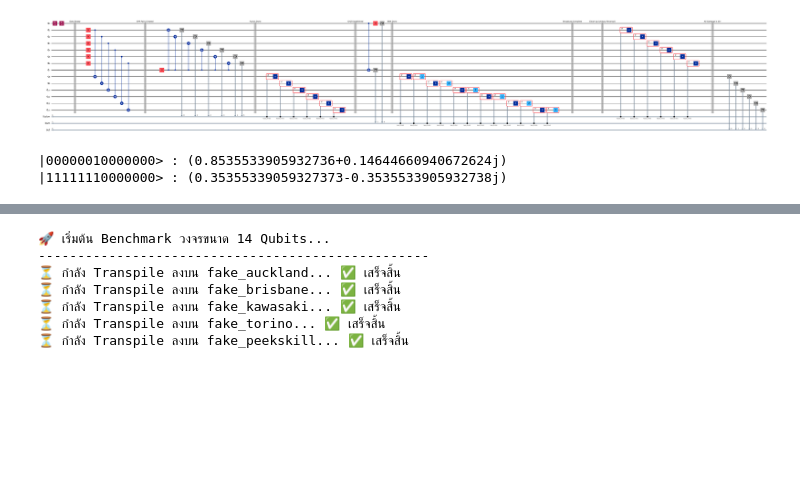
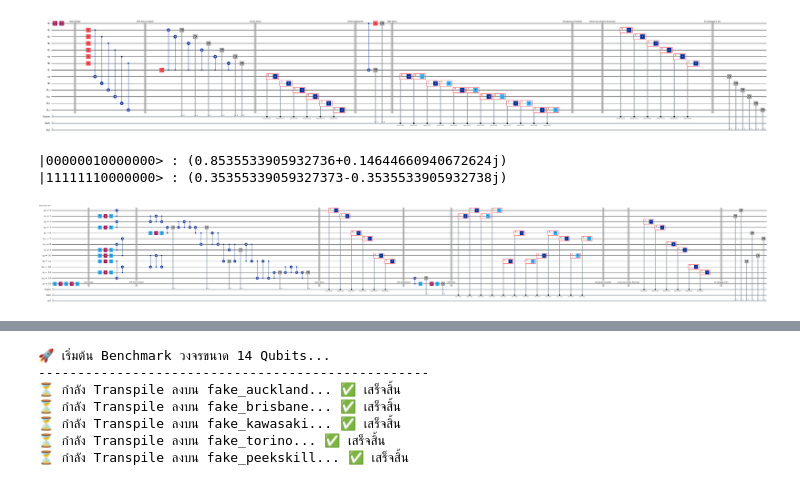
Before and after one commit to EayonTinthai/qmpi_cpe_kmutt, a Jupyter notebook: QMPI_Tinthai_Version/Mixed_Topology/approach2_ghz_distribution.ipynb, the cells around one changed output, grey strips where cells are left out. Drawn from its saved outputs; the diff is of its cells as text; code cells hidden in the pictures; blank space fills up the shorter version.

```diff
--- a/QMPI_Tinthai_Version/Mixed_Topology/approach2_ghz_distribution.ipynb
+++ b/QMPI_Tinthai_Version/Mixed_Topology/approach2_ghz_distribution.ipynb
@@ -184,3 +184,10 @@ for i, amp in enumerate(vec.data):
 # %% [output]
 |00000010000000> : (0.8535533905932736+0.14644660940672624j)
 |11111110000000> : (0.35355339059327373-0.3535533905932738j)
+# %%
+from qiskit import transpile
+from qiskit_ibm_runtime.fake_provider import FakeAuckland, FakeBrisbane, FakeKawasaki, FakeTorino, FakePeekskill
+tp = transpile(qc, backend=FakeAuckland(), optimization_level=3)
+tp.draw('mpl', fold=-1)
+# %% [output]
+[figure, added]
```
Also changed, not shown: parts of 2 cells of this notebook, 17 other files.
